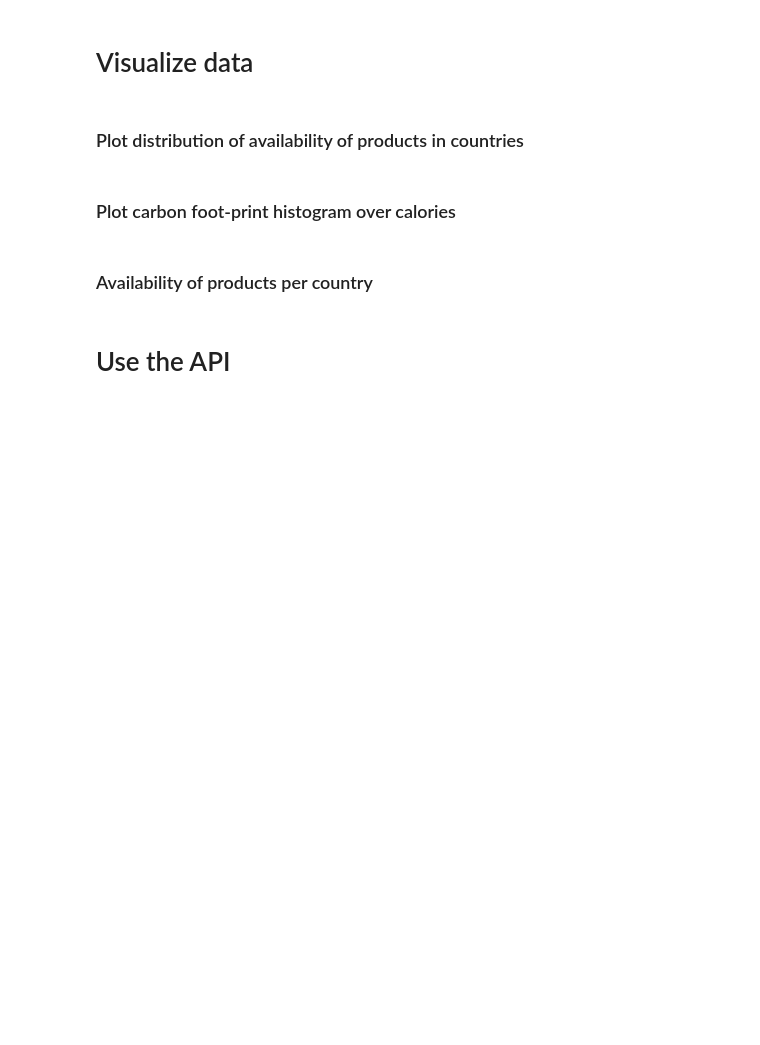
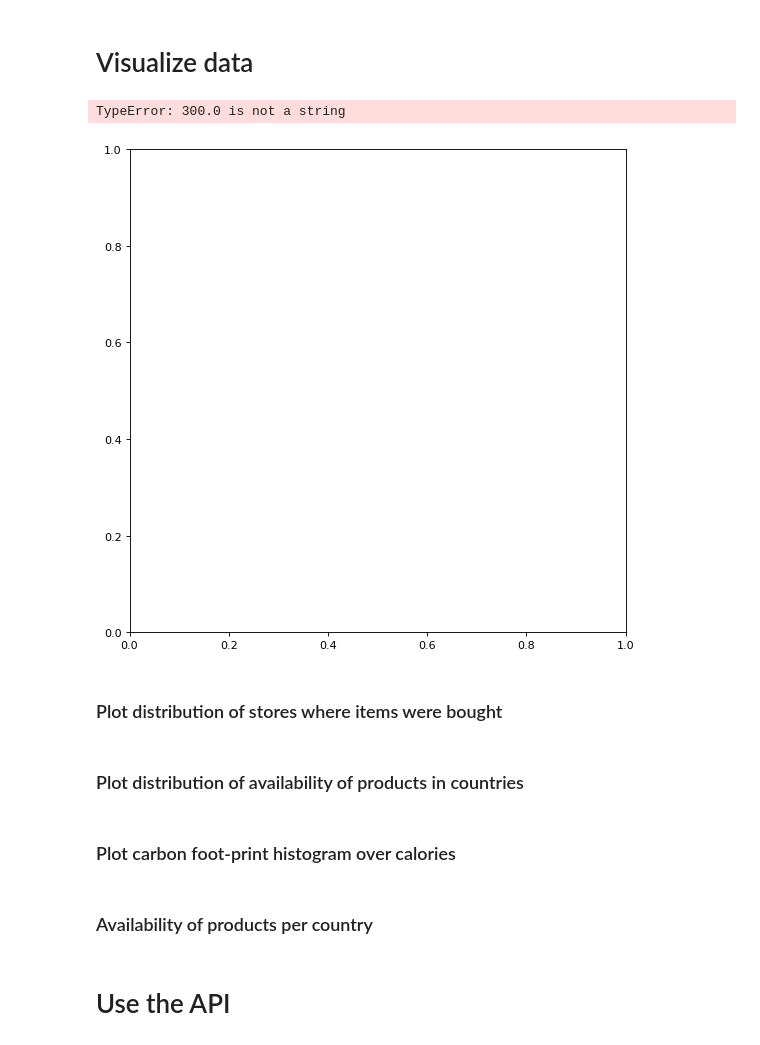
Before and after one commit to RedHotDataProject/Project_ADA, a Jupyter notebook: Open Food Facts - Explore data.ipynb, the cells around one changed output. Saved outputs shown, nothing was run; the diff lists cells and outputs as text; code cells hidden in the pictures; blank space fills up the shorter version.

```diff
--- a/Open Food Facts - Explore data.ipynb
+++ b/Open Food Facts - Explore data.ipynb
@@ -73,4 +66,7 @@ This is why I've started a list with correct mappings in the countries_replaceme
 # %% [markdown]
 ### Unitize tags
 # %%
-food_facts_pd = food_facts_pd.dropna()
+food_facts_pd = food_facts_pd.dropna(subset=['product_name', 'countries_en', 'stores'])
+# %%
+food_facts_pd = food_facts_pd.fillna("")
+food_facts_pd
@@ -88,0 +103,5 @@ food_facts_pd
+# %%
+# Store labels
+with open('stores_lookup.json', 'r') as json_data:
+    stores_lookup = cleanse.to_lookup(json.load(json_data))
+food_facts_pd.stores = food_facts_pd.stores.fillna("").apply(lambda x: [stores_lookup[z] for z in x.split(',')])
@@ -91,4 +136,9 @@ food_facts_pd
 # %%
-visualize.plot_cluster_by_tags(df=food_facts_pd,
+visualize.plot_cluster_by_tags(df=food_facts_pd.dropna(subset=['labels']),
                                  plot2D_features = ["carbon-footprint_100g", "energy_100g"],
                                  cluster="labels")
+# %% [output]
+TypeError: 300.0 is not a string
+[figure, added]
+# %% [markdown]
+### Plot distribution of stores where items were bought
```
Also changed, not shown: parts of 9 cells of this notebook, 16 other files.
